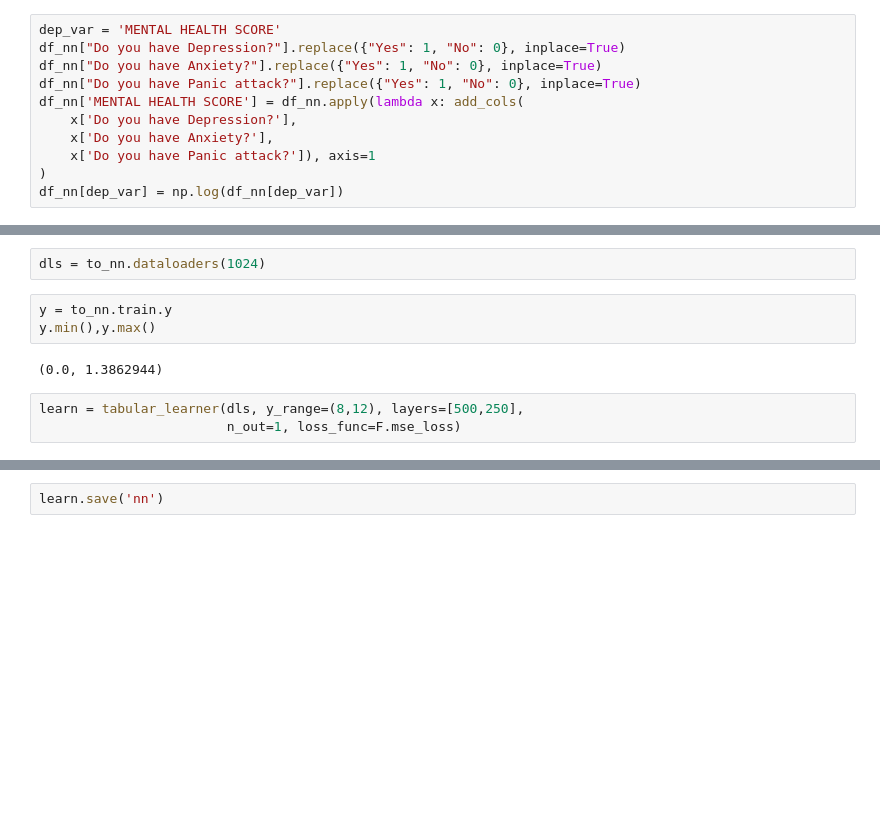
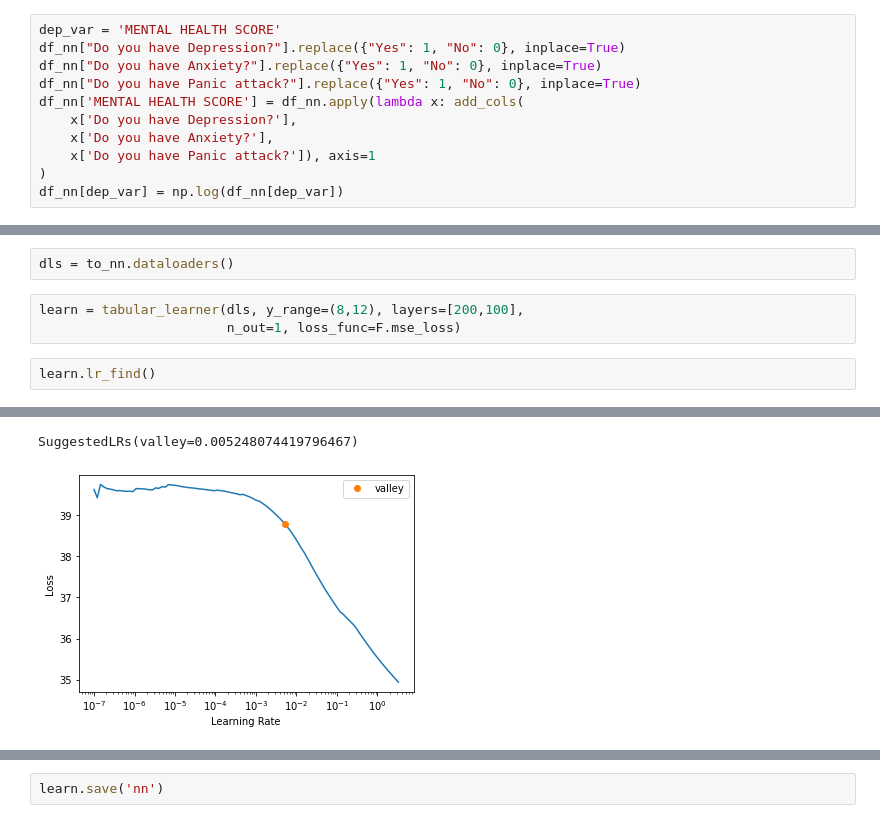
Before and after one commit to alienflip/fast.ai-Course, a Jupyter notebook: mental_health_predictor.ipynb, the cells around one changed output, grey strips where cells are left out. Cells and saved outputs as stored; diff of their text form; blank space fills up the shorter version.

```diff
--- a/mental_health_predictor.ipynb
+++ b/mental_health_predictor.ipynb
@@ -599,10 +584,8 @@ to_nn = TabularPandas(df_nn_final, procs_nn, cat_nn, cont_nn,
 # %%
-dls = to_nn.dataloaders(1024)
+dls = to_nn.dataloaders()
-# %%
-y = to_nn.train.y
-y.min(),y.max()
-# %% [output]
-(0.0, 1.3862944)
 # %%
-learn = tabular_learner(dls, y_range=(8,12), layers=[500,250],
+learn = tabular_learner(dls, y_range=(8,12), layers=[200,100],
                         n_out=1, loss_func=F.mse_loss)
+# %%
+learn.lr_find()
+# %% [output]
@@ -609 +593,3 @@ learn = tabular_learner(dls, y_range=(8,12), layers=[500,250],
+SuggestedLRs(valley=0.005248074419796467)
+[figure, added]
 # %%
```
Also changed, not shown: parts of 10 cells of this notebook.
